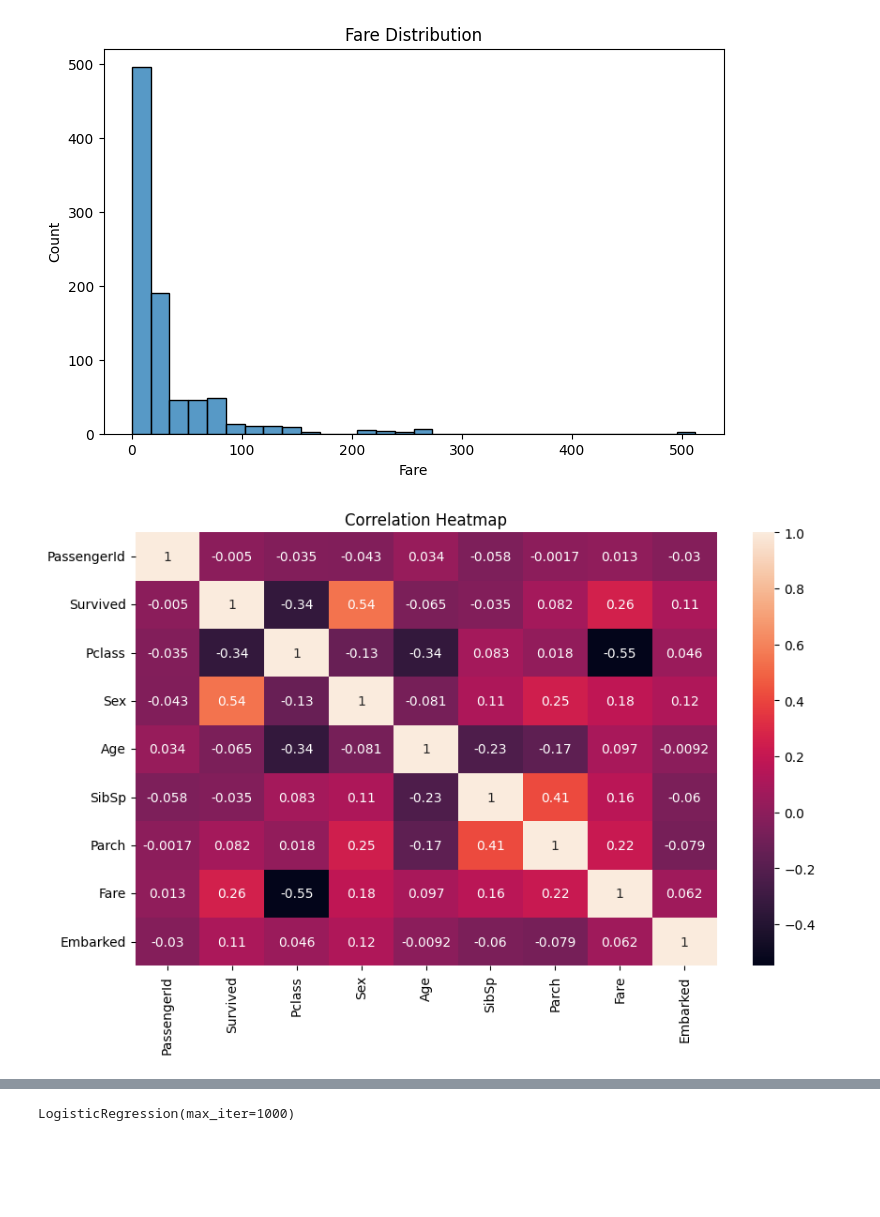
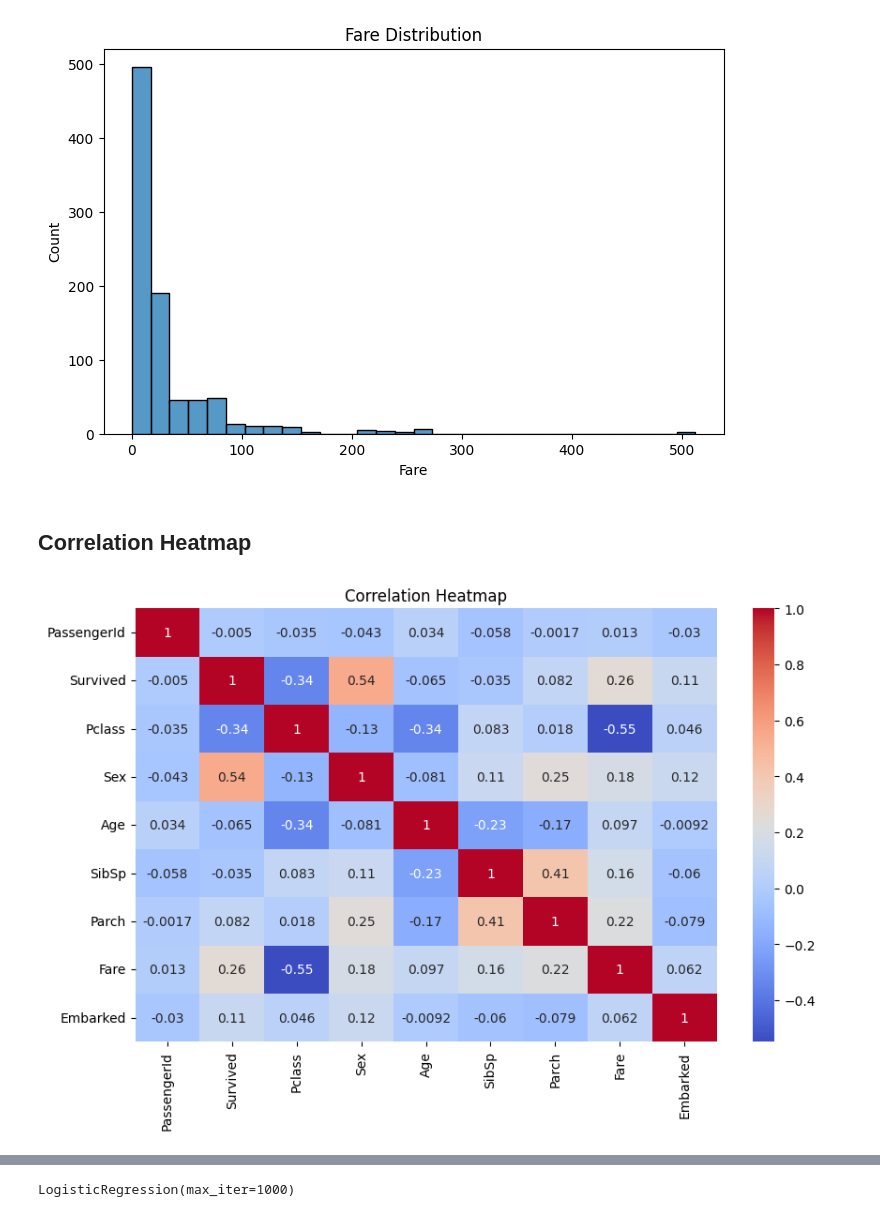
Before and after one commit to vinaygadde2020/Titanic-survival-prediction, a Jupyter notebook: Titanic_Survival_Prediction.ipynb, the cells around one changed output, grey strips where cells are left out. Saved outputs shown, nothing was run; the diff lists cells and outputs as text; code cells hidden in the pictures; blank space fills up the shorter version.

```diff
--- a/Titanic_Survival_Prediction.ipynb
+++ b/Titanic_Survival_Prediction.ipynb
@@ -46,5 +50,5 @@ Saving train.csv to train (2).csv
 # %%
-df = pd.read_csv("train.csv")
+df = pd.read_csv("/content/train.csv")
 
-df.head()
+print("Dataset Loaded Successfully")
 # %% [output]
@@ -102,7 +124,9 @@ Missing values are handled and unnecessary columns are removed to improve datase
 # %%
 df['Age'] = df['Age'].fillna(df['Age'].median())
 
-df['Embarked'] = df['Embarked'].fillna(df['Embarked'].mode()[0])
+df['Embarked'] = df['Embarked'].fillna(
+    df['Embarked'].mode()[0]
+)
 
 if 'Cabin' in df.columns:
     df.drop('Cabin', axis=1, inplace=True)
@@ -177,11 +237,20 @@ plt.title("Fare Distribution")
 plt.show()
 # %% [output]
 [figure]
+# %% [markdown]
+## Correlation Heatmap
 # %%
 plt.figure(figsize=(10,6))
-sns.heatmap(df.corr(numeric_only=True), annot=True)
+
+sns.heatmap(
+    df.corr(numeric_only=True),
+    annot=True,
+    cmap='coolwarm'
+)
+
 plt.title("Correlation Heatmap")
+
 plt.show()
 # %% [output]
-[figure, old version]
+[figure, new version]
 # %% [markdown]
```
Also changed, not shown: parts of 37 cells of this notebook.
